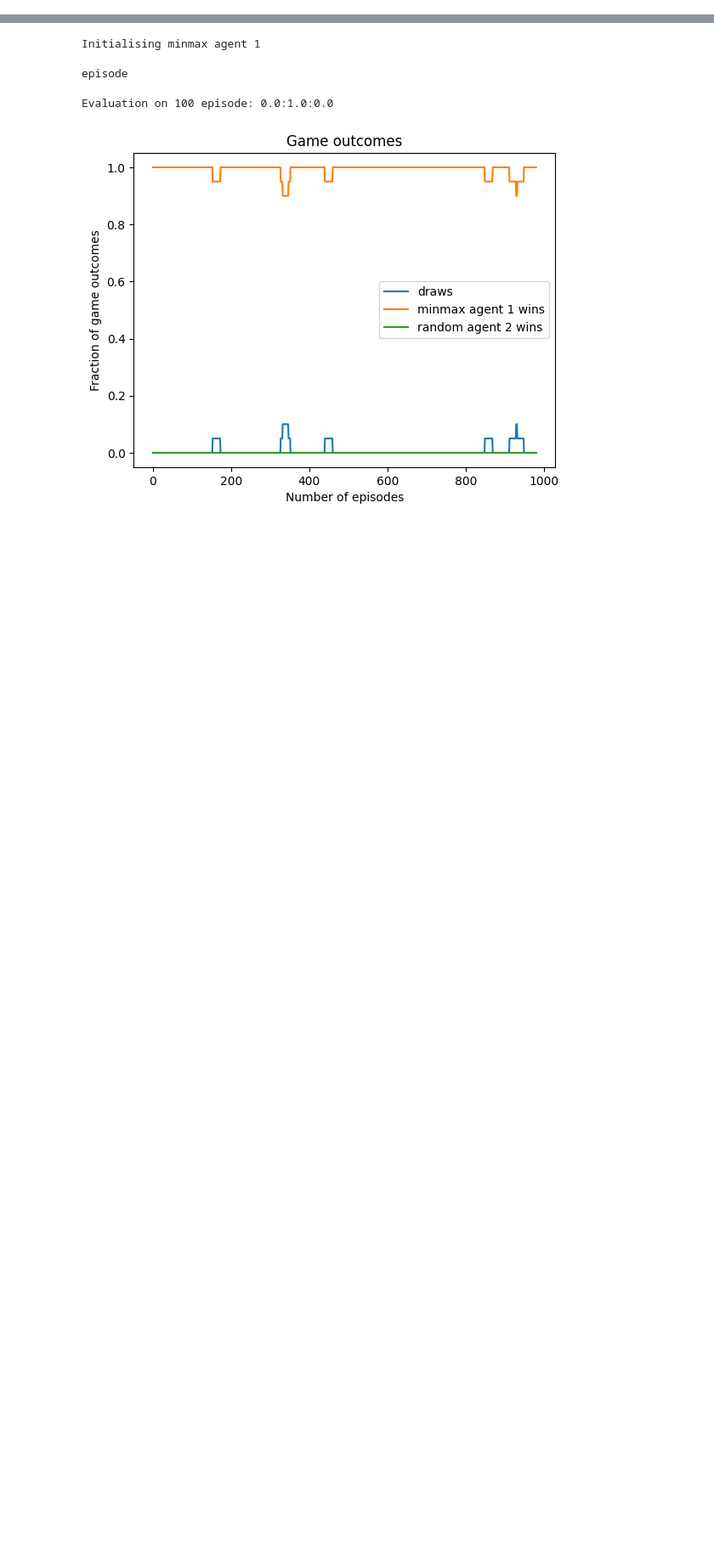
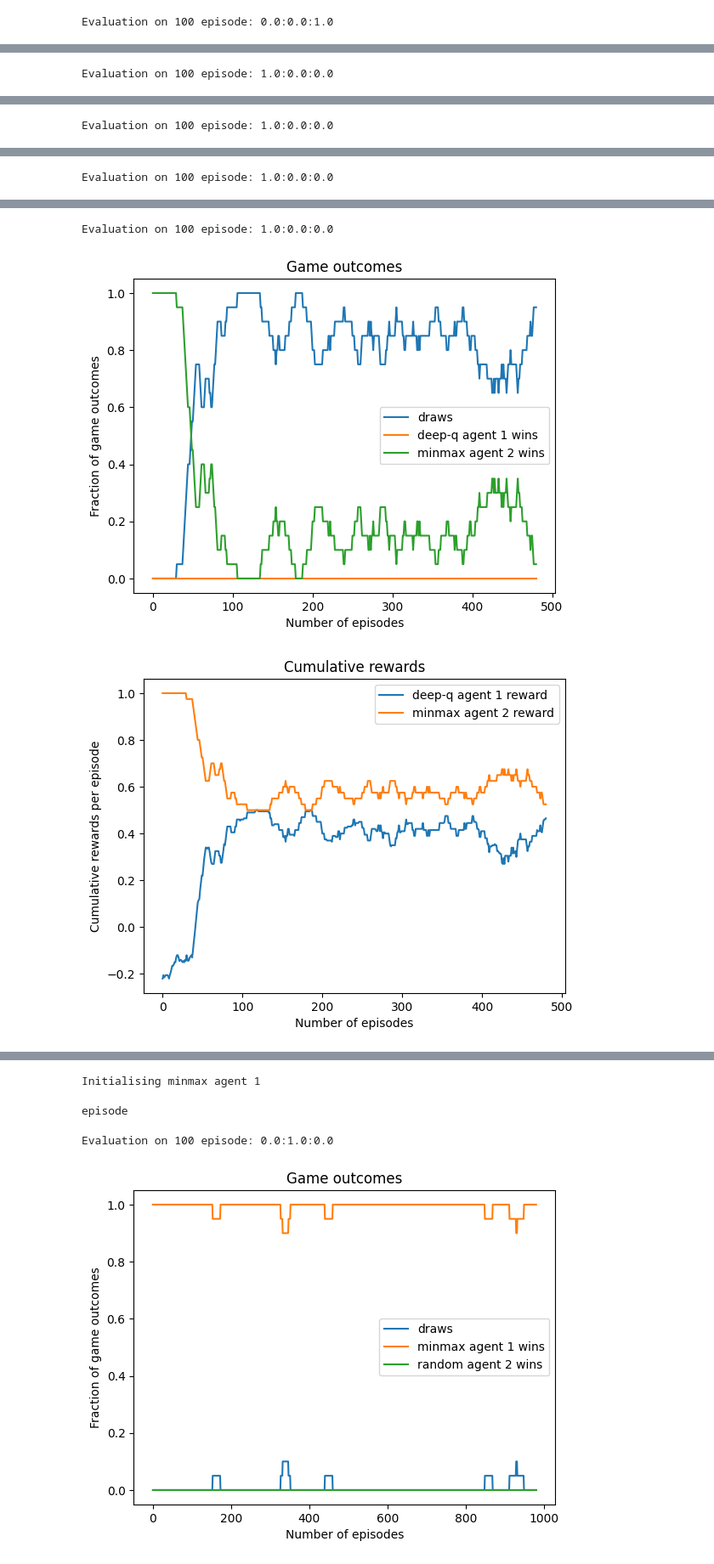
Before and after one commit to KunkelAlexander/tictactoe_rl, a Jupyter notebook: analysis.ipynb, the cells around one changed output, grey strips where cells are left out. Shown at 85% size. Saved outputs shown, nothing was run; the diff lists cells and outputs as text; code cells hidden in the pictures; blank space fills up the shorter version.

Commit message:
Compare regular DQN and DQN with target network and duelling architecture

```diff
--- a/analysis.ipynb
+++ b/analysis.ipynb
@@ -17,14 +17,13 @@ config = {
     "window_size"         : 20,
     "discount"            : 0.95,
     "learning_rate_decay" : 1,
-    "exploration_decay"   : 1,
-    "exploration"         : 0,
+    "exploration_decay"   : 1-1e-4,
+    "exploration"         : 0.1,
     "learning_rate"       : 0.9,
     "randomise_order"     : False,
     "only_legal_actions"  : True,
-    "debug"               : False
+    "debug"               : False,
+    "batch_size"          : 64,
+    "replay_buffer_size"  : 10000,
+    "target_update_freq"  : 20,
 }
-
-config["agent_types"] = ["TABULAR_Q_AGENT", "MINMAX_AGENT"]
-config["n_episode"]   = 1000
-agents, draws, who_won, rewards = training_manager.run_training(config)
@@ -45,0 +30,6 @@ Evaluation on 100 episode: 1.0:0.0:0.0
+# %%
+config["learning_rate"] = 1e-2
+config["agent_types"] = ["DEEP_Q_AGENT", "RANDOM_AGENT"]
+config["n_episode"]   = 1000
+config["n_eval"]      = 100
+agents, draws, who_won, rewards = training_manager.run_training(config)
@@ -45,0 +54,7 @@ Evaluation on 100 episode: 1.0:0.0:0.0
+# %%
+config["learning_rate"] = 1e-2
+config["agent_types"] = ["DEEP_Q_AGENT", "MINMAX_AGENT"]
+config["n_episode"]   = 500
+config["n_eval"]      = 100
+agents, draws, who_won, rewards = training_manager.run_training(config)
+# %% [output]
@@ -45,0 +63 @@ Evaluation on 100 episode: 1.0:0.0:0.0
+Evaluation on 100 episode: 0.0:0.0:1.0
@@ -45,0 +65 @@ Evaluation on 100 episode: 1.0:0.0:0.0
+Evaluation on 100 episode: 1.0:0.0:0.0
@@ -45,0 +67 @@ Evaluation on 100 episode: 1.0:0.0:0.0
+Evaluation on 100 episode: 1.0:0.0:0.0
@@ -45,0 +69 @@ Evaluation on 100 episode: 1.0:0.0:0.0
+Evaluation on 100 episode: 1.0:0.0:0.0
@@ -45,0 +71,3 @@ Evaluation on 100 episode: 1.0:0.0:0.0
+Evaluation on 100 episode: 1.0:0.0:0.0
+[figure, added]
+[figure, added]
```
Also changed, not shown: parts of 8 cells of this notebook, 6 other files.
